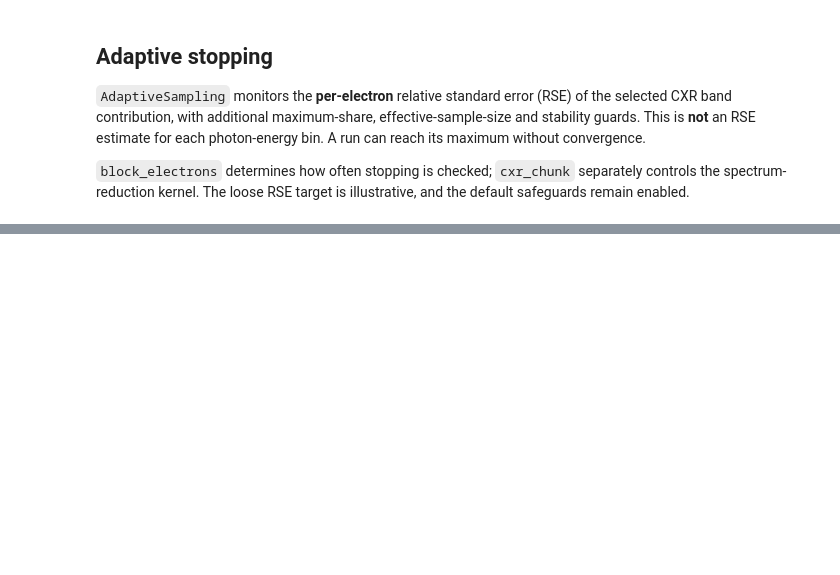
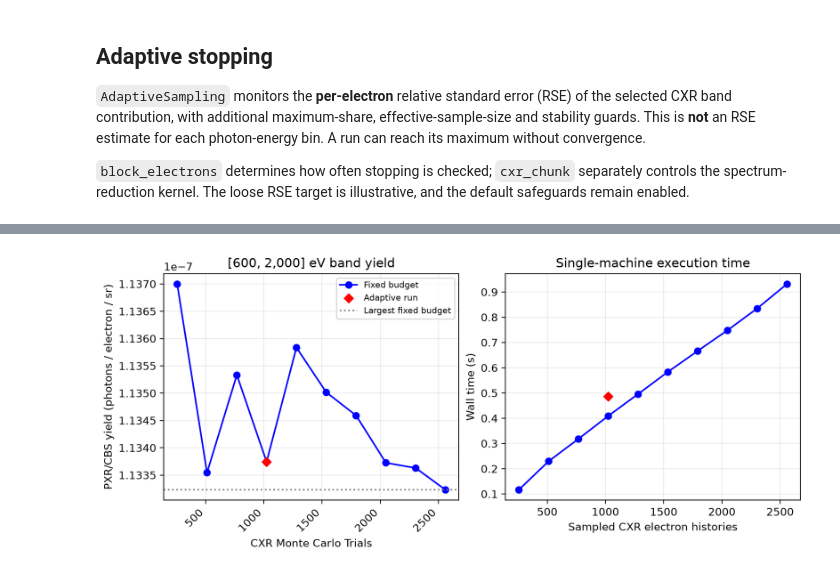
Before and after one commit to Quantum-Light-Matter-Cooperative-QLMC/pyrite, a Jupyter notebook: docs/notebooks/designing/07-sampling-convergence-performance.ipynb, the cells around one changed output, grey strips where cells are left out. Drawn from its saved outputs; the diff is of its cells as text; code cells hidden in the pictures; blank space fills up the shorter version.

Commit message:
docs(tutorials): streamline outputs and refresh rebased captures

```diff
--- a/docs/notebooks/designing/07-sampling-convergence-performance.ipynb
+++ b/docs/notebooks/designing/07-sampling-convergence-performance.ipynb
@@ -39,7 +39,18 @@ detector = Detector(observation_angle_deg=135.0)
 physics = Physics(brem_source="none")
 reflections = CxrReflections(n_families=2)
 band_eV = (600.0, 2_000.0)
-budgets = (256, 1_024, 4_096, 8_192, 16_384, 32_768)
+budgets = (
+    256,
+    256 * 2,
+    256 * 3,
+    256 * 4,
+    256 * 5,
+    256 * 6,
+    256 * 7,
+    256 * 8,
+    256 * 9,
+    256 * 10,
+)
 electron_block_size = 256  # Adaptive stopping checks after each transport block.
 spectrum_chunk_size = 512  # Segments per spectrum reduction, not electron histories.
 # %%
@@ -87,7 +98,6 @@ for _n in budgets:
             "seed": int(_result.case["seed"]),
             "yield_per_electron_sr": _yield,
             "elapsed_s": _elapsed,
-            "source_identity": _result.provenance["identity_digest"],
         }
     )
 assert [row["histories"] for row in fixed_rows] == list(budgets)
@@ -106,8 +116,8 @@ is illustrative, and the default safeguards remain enabled.
 assert tables_ready  # Wait for reference tables before executing transport.
 
 policy = AdaptiveSampling(
-    target_rse=0.1,
-    max_electrons=32_768,
+    target_rse=0.025,
+    max_electrons=8_192,
     block_electrons=electron_block_size,
     observables=("cxr",),
     band_eV=band_eV,
@@ -149,16 +159,47 @@ adaptive_row = {
     "elapsed_s": _elapsed,
     "target_rse": policy.target_rse,
     "max_electrons": policy.max_electrons,
-    "source_identity": adaptive_result.provenance["identity_digest"],
 }
-stopping_diagnostics = _stop
 # %%
-mo.json(
-    {
-        "fixed_budget": fixed_rows,
-        "adaptive": adaptive_row,
-        "adaptive_stopping_diagnostics": stopping_diagnostics,
-        "note": "Elapsed times are environment-specific, not portable GPU/CPU benchmarks.",
-    }
+_counts = np.array(budgets, dtype=float)
+_yields = np.array([row["yield_per_electron_sr"] for row in fixed_rows])
+_times = np.array([row["elapsed_s"] for row in fixed_rows])
+fig_convergence, (_yield_ax, _time_ax) = plt.subplots(
+    1, 2, figsize=(9.2, 3.9), layout="constrained"
 )
+_yield_ax.plot(_counts, _yields, "bo-", label="Fixed budget")
+_yield_ax.scatter(
+    [adaptive_row["histories"]],
+    [adaptive_row["yield_per_electron_sr"]],
+    marker="D",
+    color="red",
+    label="Adaptive run",
+    zorder=3,
+)
+_yield_ax.axhline(_yields[-1], color="grey", ls=":", label="Largest fixed budget")
+_yield_ax.set(
+    xlabel="CXR Monte Carlo Trials",
+    ylabel="PXR/CBS yield (photons / electron / sr)",
+    title="[600, 2,000] eV band yield",
+)
+_yield_ax.legend(fontsize=8)
+_yield_ax.grid(alpha=0.25)
+_yield_ax.tick_params("x", rotation=45, rotation_mode="xtick")
+
+_time_ax.plot(_counts, _times, "bo-", label="Fixed budget")
+_time_ax.scatter(
+    [adaptive_row["histories"]],
+    [adaptive_row["elapsed_s"]],
+    marker="D",
+    color="red",
+    label="Adaptive run",
+    zorder=3,
+)
+_time_ax.set(
+    xlabel="Sampled CXR electron histories",
+    ylabel="Wall time (s)",
+    title="Single-machine execution time",
+)
+_time_ax.grid(alpha=0.25)
+fig_convergence  # noqa: B018 - captured by marimo
 # %% [output]
@@ -165,0 +206 @@ mo.json(
+[figure, added]
```
Also changed, not shown: parts of 6 cells of this notebook, 13 other files.
